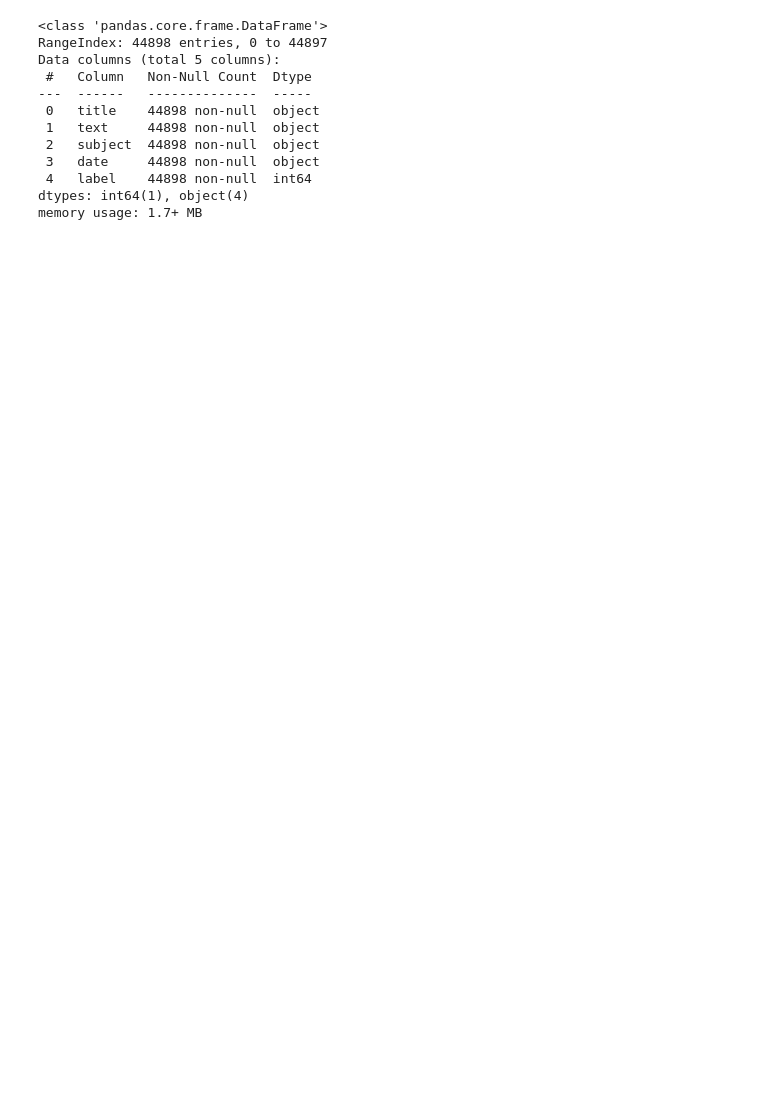
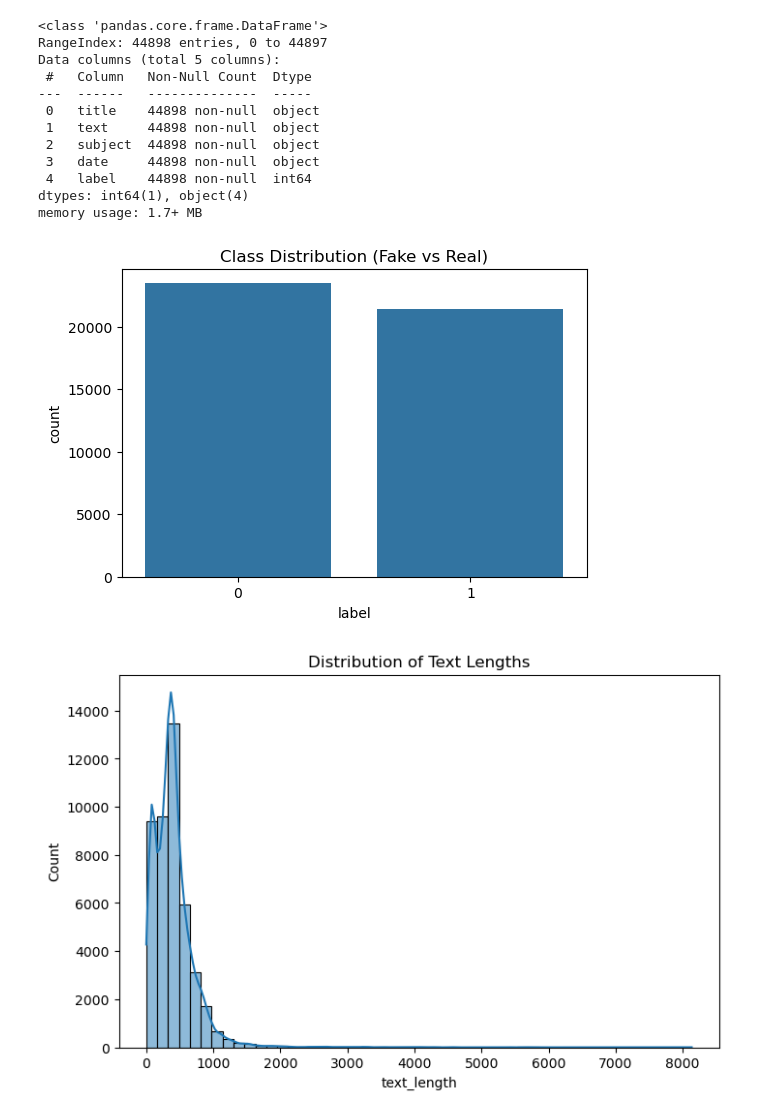
Before and after one commit to burnsmay/cmse492_project, a Jupyter notebook: notebooks/exploratory/PreliminaryAnalysisAndBaseline.ipynb, the cells around one changed output. Cells and saved outputs as stored; diff of their text form; code cells hidden in the pictures; blank space fills up the shorter version.

```diff
--- a/notebooks/exploratory/PreliminaryAnalysisAndBaseline.ipynb
+++ b/notebooks/exploratory/PreliminaryAnalysisAndBaseline.ipynb
@@ -57,4 +57,37 @@ dtypes: int64(1), object(4)
 memory usage: 1.7+ MB
 # %%
 ## B2. Initial Exploratory Data Analysis
-#(Add plots and discussion here)
+#Add plots and discussion
+
+import matplotlib.pyplot as plt
+import seaborn as sns
+
+# Create a column for text length
+df['text_length'] = df['text'].apply(lambda x: len(str(x).split()))
+
+plt.figure(figsize=(6,4))
+sns.countplot(x='label', data=df)
+plt.title("Class Distribution (Fake vs Real)")
+plt.savefig("cmse492_project/figures/class_distribution.png")
+plt.show()
+
+plt.figure(figsize=(8,5))
+sns.histplot(df['text_length'], bins=50, kde=True)
+plt.title("Distribution of Text Lengths")
+plt.savefig("cmse492_project/figures/text_length_distribution.png")
+plt.show()
+
+plt.figure(figsize=(8,5))
+sns.boxplot(x='label', y='text_length', data=df)
+plt.title("Text Length by Class")
+plt.savefig("cmse492_project/figures/text_length_by_class.png")
+plt.show()
+
+plt.figure(figsize=(8,4))
+sns.heatmap(df.isnull(), cbar=False)
+plt.title("Missing Values Heatmap")
+plt.savefig("cmse492_project/figures/missing_values_heatmap.png")
+plt.show()
+# %% [output]
+[figure, added]
+[figure, added]
```
Also changed, not shown: parts of 2 cells of this notebook, 5 other files.
